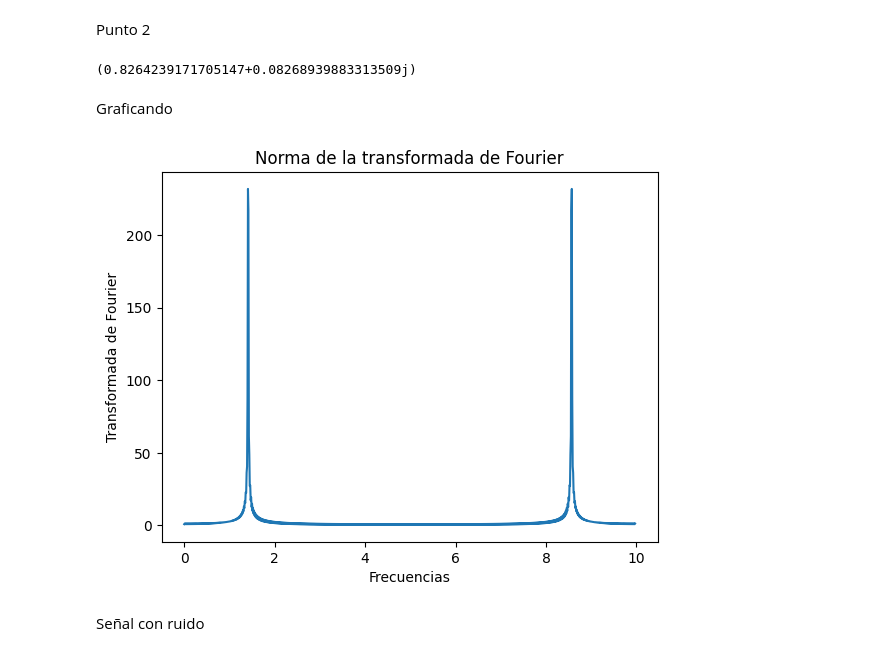
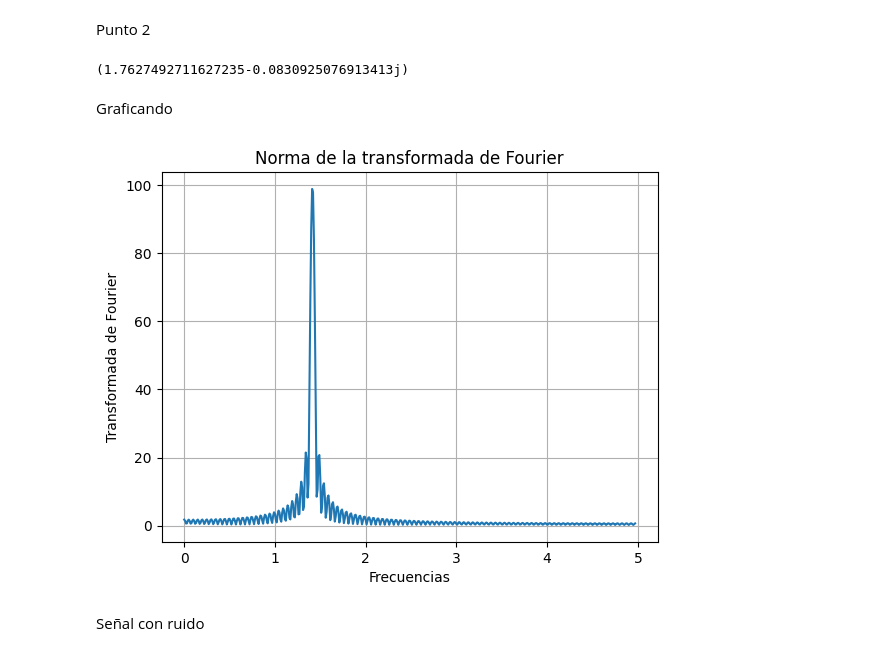
Before and after one commit to Metodos-Computacionales-II/Talleres, a Jupyter notebook: Taller_1.ipynb, the cells around one changed output. Cells and saved outputs as stored; diff of their text form; code cells hidden in the pictures.

```diff
--- a/Taller_1.ipynb
+++ b/Taller_1.ipynb
@@ -15,8 +15,8 @@ def transformada_de_fourier(ts,ys,f):
 # %% [markdown]
 Punto 2
 # %%
-N=500
-tmax=50
+N=200
+tmax=20
 ts=np.linspace(0,tmax,N)
 ys1=np.sin(2*np.pi*np.sqrt(2)*np.linspace(0,tmax,N))
 #ys2=np.sin(np.linspace(0,tmax,N))
@@ -24,25 +24,26 @@ ys1=np.sin(2*np.pi*np.sqrt(2)*np.linspace(0,tmax,N))
 transformada_de_fourier(ts,ys1,0.1)
 #transformada_de_fourier(np.linspace(0,tmax,N),prueba2,0.1)
 # %% [output]
-(0.8264239171705147+0.08268939883313509j)
+(1.7627492711627235-0.0830925076913413j)
 # %% [markdown]
 Graficando
 # %%
 f_ny = 1/(ts[1]-ts[0])
-frecuencias=np.arange(0,f_ny,0.01)
+frecuencias=np.arange(0,f_ny/2,0.01)
 transformadas=[]
 for i in frecuencias:
     transformada_iterada=transformada_de_fourier(ts,ys1,i)
     norma=abs(np.linalg.norm(transformada_iterada))
     transformadas.append(norma)
 
 plt.plot(frecuencias,transformadas)
 plt.xlabel("Frecuencias")
 plt.ylabel("Transformada de Fourier")
 plt.title("Norma de la transformada de Fourier")
+plt.grid()
 plt.show()
 # %% [output]
-[figure, old version]
+[figure, new version]
 # %% [markdown]
 Señal con ruido
 # %%
```
Also changed, not shown: parts of 8 cells of this notebook.
